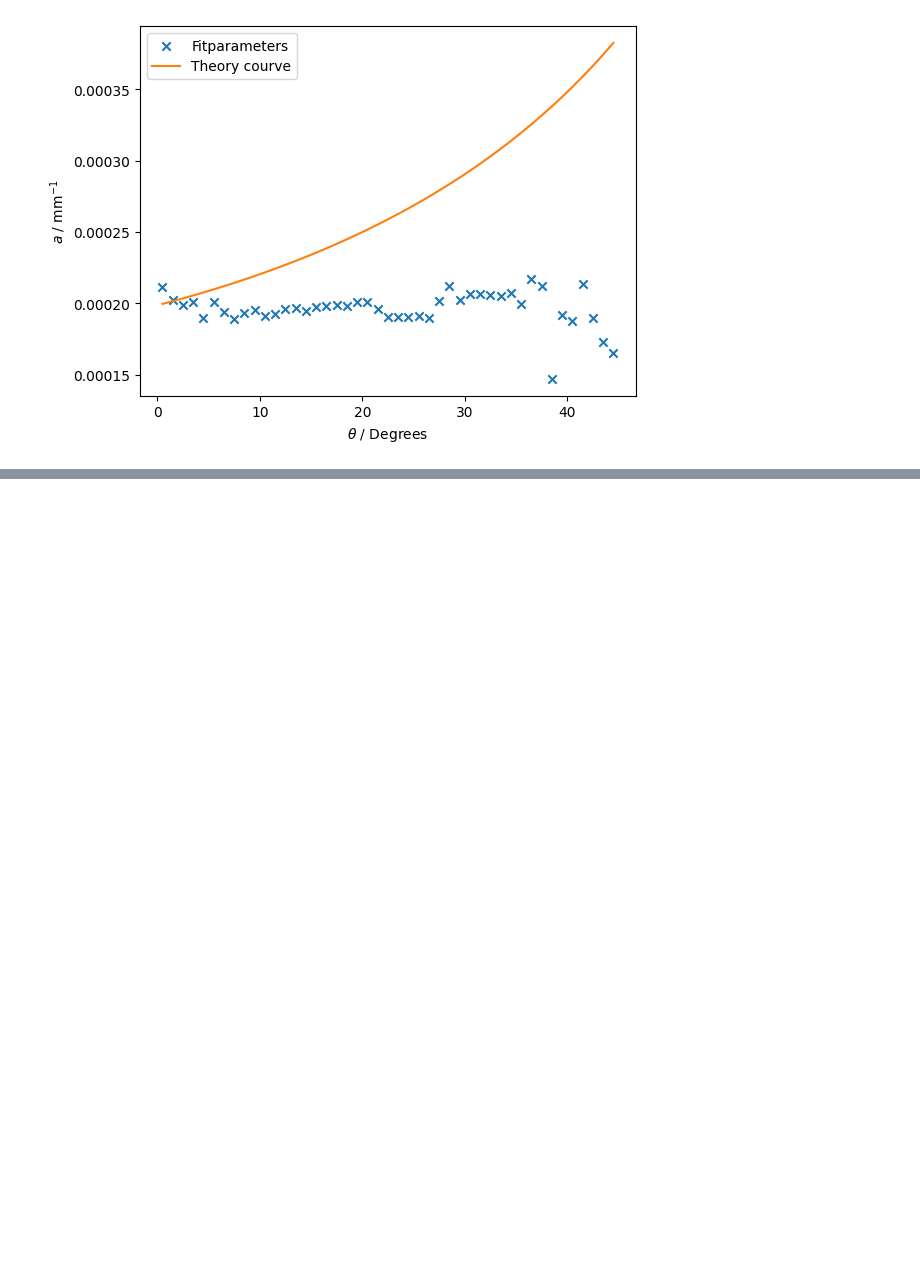
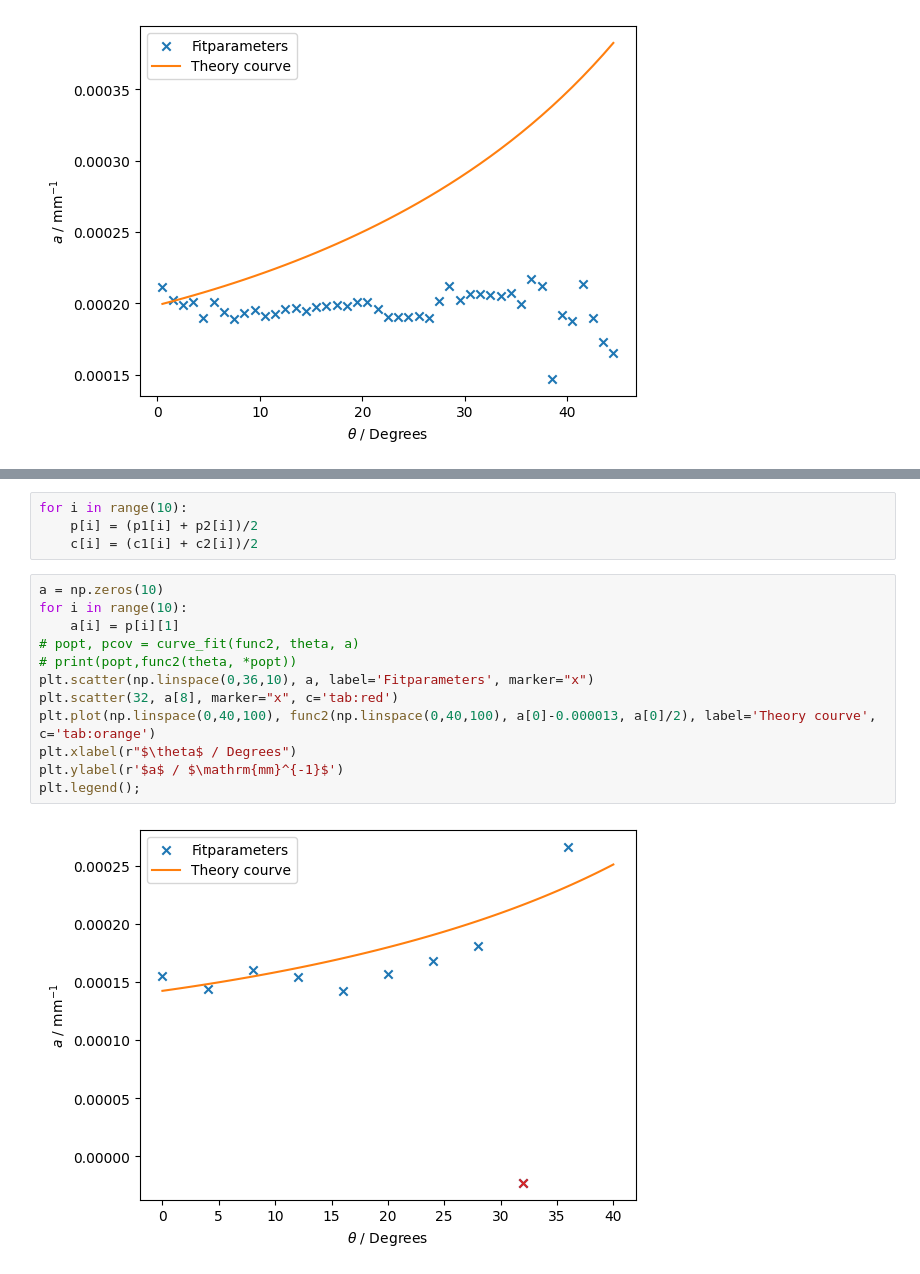
Before and after one commit to th3odor/TP_lab, a Jupyter notebook: reports/V_SciFi/aw.ipynb, the cells around one changed output, grey strips where cells are left out. Saved outputs shown, nothing was run; the diff lists cells and outputs as text; blank space fills up the shorter version.

```diff
--- a/reports/V_SciFi/aw.ipynb
+++ b/reports/V_SciFi/aw.ipynb
@@ -298,3 +317,21 @@ plt.legend();
+# %%
+for i in range(10):
+    p[i] = (p1[i] + p2[i])/2
+    c[i] = (c1[i] + c2[i])/2
+# %%
+a = np.zeros(10)
+for i in range(10):
+    a[i] = p[i][1]
+# popt, pcov = curve_fit(func2, theta, a)
+# print(popt,func2(theta, *popt))
+plt.scatter(np.linspace(0,36,10), a, label='Fitparameters', marker="x")
+plt.scatter(32, a[8], marker="x", c='tab:red')
+plt.plot(np.linspace(0,40,100), func2(np.linspace(0,40,100), a[0]-0.000013, a[0]/2), label='Theory courve', c='tab:orange')
+plt.xlabel(r"$\theta$ / Degrees")
+plt.ylabel(r'$a$ / $\mathrm{mm}^{-1}$')
+plt.legend();
+# %% [output]
+[figure, added]
 # %%
 angleC = []
 angleDC = []
```
Also changed, not shown: parts of 12 cells of this notebook.
